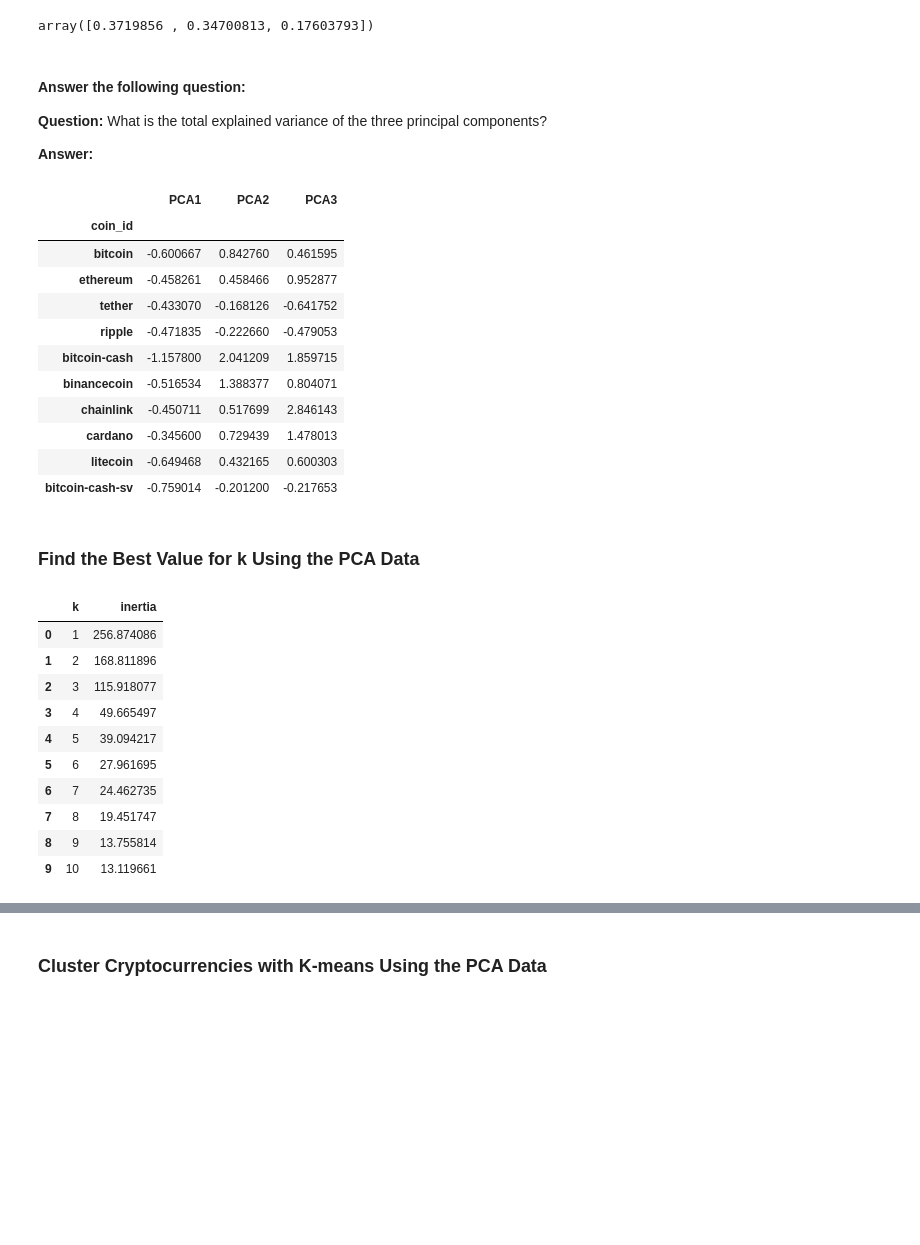
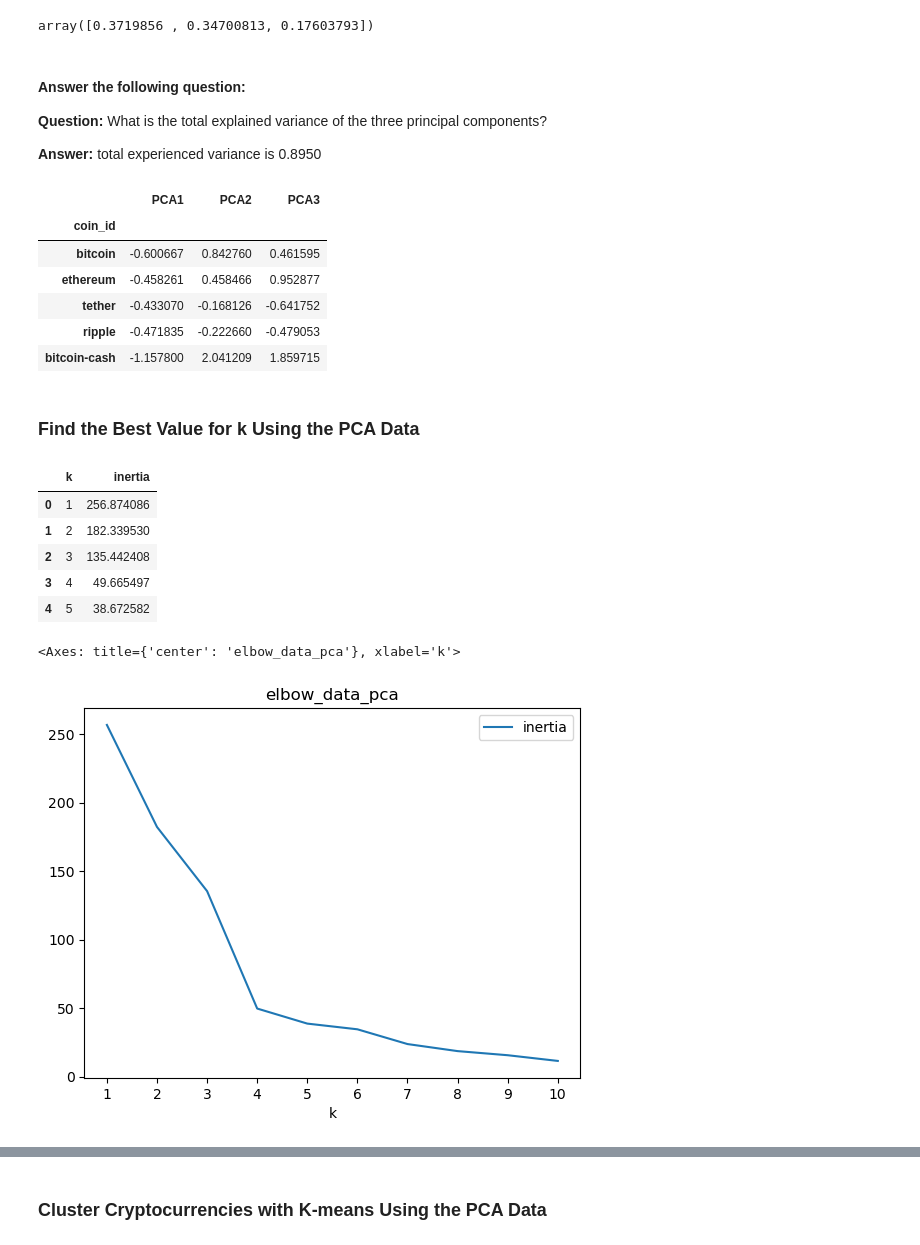
Before and after one commit to ventru557/CryptoClustering, a Jupyter notebook: Starter_Code-2/Crypto_Clustering.ipynb, the cells around one changed output, grey strips where cells are left out. Cells and saved outputs as stored; diff of their text form; code cells hidden in the pictures; blank space fills up the shorter version.

```diff
--- a/Starter_Code-2/Crypto_Clustering.ipynb
+++ b/Starter_Code-2/Crypto_Clustering.ipynb
@@ -213,73 +214,81 @@ array([0.3719856 , 0.34700813, 0.17603793])
 
 **Question:** What is the total explained variance of the three principal components?
 
-**Answer:**
+**Answer:** total experienced variance is 0.8950
 # %%
 # Create a new DataFrame with the PCA data.
 # Note: The code for this step is provided for you
 
 # Creating a DataFrame with the PCA data
-
+market_pca_df = pd.DataFrame(
+    market_pca,
+    columns=["PCA1", "PCA2", "PCA3"]
+)
 
 # Copy the crypto names from the original data
-
+market_pca_df['coin_id'] = market_data_df.index
 
 # Set the coinid column as index
-
+market_pca_df = market_pca_df.set_index("coin_id")
 
 # Display sample data
+market_pca_df.head()
 # %% [output]
 |  | PCA1 | PCA2 | PCA3 |
 | coin_id |  |  |  |
 | bitcoin | -0.600667 | 0.842760 | 0.461595 |
 | ethereum | -0.458261 | 0.458466 | 0.952877 |
 | tether | -0.433070 | -0.168126 | -0.641752 |
 | ripple | -0.471835 | -0.222660 | -0.479053 |
 | bitcoin-cash | -1.157800 | 2.041209 | 1.859715 |
-| binancecoin | -0.516534 | 1.388377 | 0.804071 |
-| chainlink | -0.450711 | 0.517699 | 2.846143 |
-| cardano | -0.345600 | 0.729439 | 1.478013 |
-| litecoin | -0.649468 | 0.432165 | 0.600303 |
-| bitcoin-cash-sv | -0.759014 | -0.201200 | -0.217653 |
 # %% [markdown]
 ### Find the Best Value for k Using the PCA Data
 # %%
 # Create a list with the number of k-values to try
 # Use a range from 1 to 11
-
+k = list(range(1, 11))
 
 # Create an empty list to store the inertia values
-
+inertia = []
 
 # Create a for loop to compute the inertia with each possible value of k
 # Inside the loop:
 # 1. Create a KMeans model using the loop counter for the n_clusters
 # 2. Fit the model to the data using PCA DataFrame.
 # 3. Append the model.inertia_ to the inertia list
-
+for i in k:
+    k_pca_model = KMeans(n_clusters=i, n_init='auto', random_state=1)
+    k_pca_model.fit(market_pca_df)
+    inertia.append(k_pca_model.inertia_)
 
 # Create a dictionary with the data to plot the Elbow curve
+elbow_data_pca = {"k": k, "inertia": inertia}
 
 
 # Create a DataFrame with the data to plot the Elbow curve
-
+df_pca_elbow = pd.DataFrame(elbow_data_pca)
 
 # Display the DataFrame
+df_pca_elbow.head()
 # %% [output]
 |  | k | inertia |
 | 0 | 1 | 256.874086 |
-| 1 | 2 | 168.811896 |
-| 2 | 3 | 115.918077 |
+| 1 | 2 | 182.339530 |
+| 2 | 3 | 135.442408 |
 | 3 | 4 | 49.665497 |
-| 4 | 5 | 39.094217 |
-| 5 | 6 | 27.961695 |
-| 6 | 7 | 24.462735 |
-| 7 | 8 | 19.451747 |
-| 8 | 9 | 13.755814 |
-| 9 | 10 | 13.119661 |
+| 4 | 5 | 38.672582 |
 # %%
 # Plot a line chart with all the inertia values computed with
 # the different values of k to visually identify the optimal value for k.
+df_pca_elbow.plot.line(
+    x="k",
+    y="inertia",
+    title="elbow_data_pca",
+    xticks=k
+)
+# %% [output]
+<Axes: title={'center': 'elbow_data_pca'}, xlabel='k'>
+[figure, added]
 # %% [markdown]
 #### Answer the following questions:
 * **Question:** What is the best value for `k` when using the PCA data?
```
Also changed, not shown: parts of 13 cells of this notebook.
